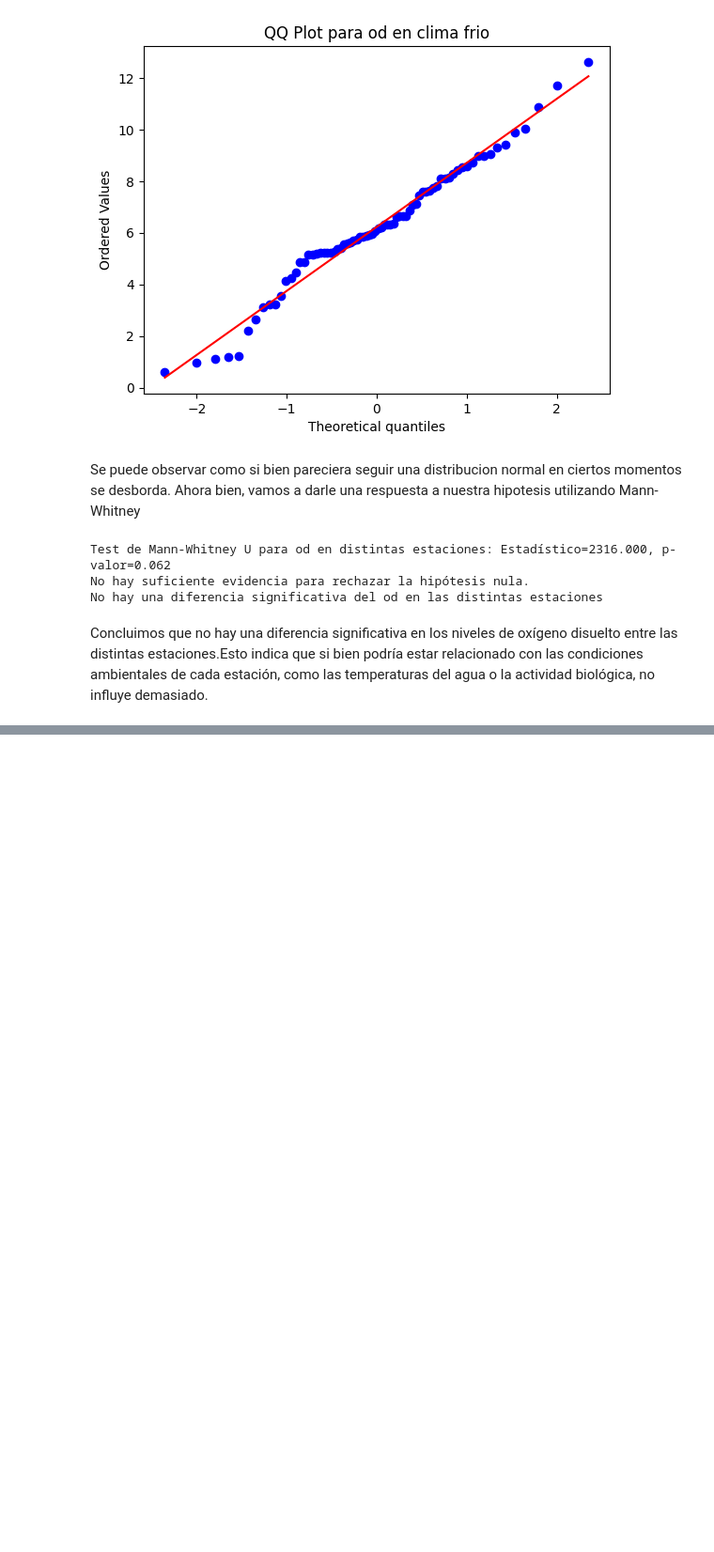
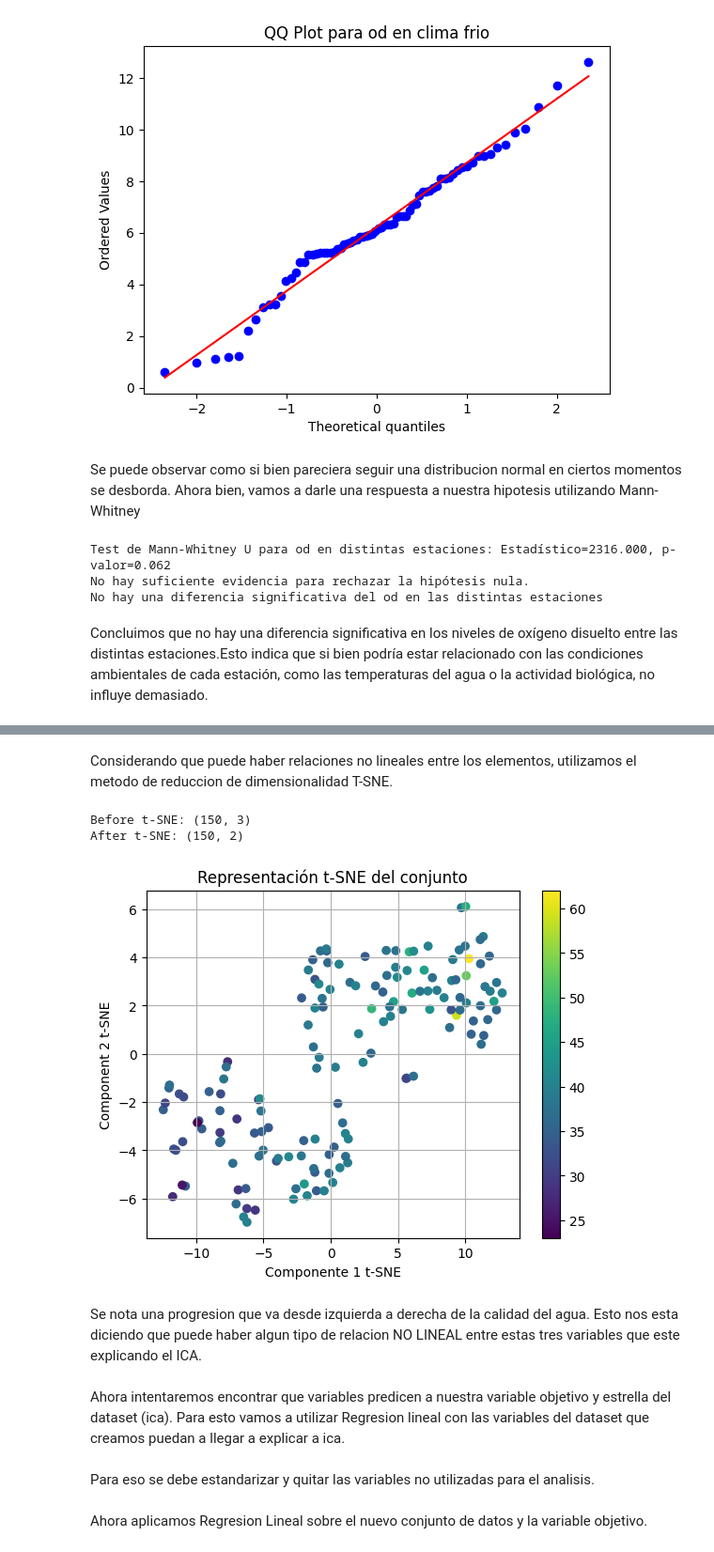
Before and after one commit to MaximoReynoso/TrabajoEspecial, a Jupyter notebook: TrabajoEspecial.ipynb, the cells around one changed output, grey strips where cells are left out. Shown at 94% size. Drawn from its saved outputs; the diff is of its cells as text; code cells hidden in the pictures; blank space fills up the shorter version.

```diff
--- a/TrabajoEspecial.ipynb
+++ b/TrabajoEspecial.ipynb
@@ -951,0 +994,10 @@ Concluimos que no hay una diferencia significativa en los niveles de oxígeno di
+# %%
+from sklearn.preprocessing import StandardScaler
+
+# Crear un objeto StandardScaler
+scaler = StandardScaler()
+scalded_data = scaler.fit_transform(var_cont_fecal)
+
+# Convertir a DataFrame
+scaled_df = pd.DataFrame(scalded_data, columns=var_cont_fecal.columns)
+print(scaled_df)
@@ -951,0 +1019,28 @@ Concluimos que no hay una diferencia significativa en los niveles de oxígeno di
+# %% [markdown]
+Considerando que puede haber relaciones no lineales entre los elementos, utilizamos el metodo de reduccion de dimensionalidad T-SNE.
+# %%
+from sklearn.manifold import TSNE
+
+X_tsne = TSNE(n_components=2, random_state=10).fit_transform(scaled_df)  # con random state
+# imprimimos los tamaños antes y después
+print('Before t-SNE: {}'.format(scaled_df.shape))
+print('After t-SNE: {}'.format(X_tsne.shape))
+
+# graficamos los datos, el color de cada punto representa la calidad del agua
+plt.scatter(X_tsne[:,0], X_tsne[:,1], c=preprocessed_dataset["ica"], cmap='viridis')
+plt.grid(True)
+plt.xlabel('Componente 1 t-SNE')
+plt.ylabel('Component 2 t-SNE')
+plt.title('Representación t-SNE del conjunto')
+plt.colorbar()
+plt.show()
+# %% [output]
+Before t-SNE: (150, 3)
+After t-SNE: (150, 2)
+[figure, added]
+# %% [markdown]
+Se nota una progresion que va desde izquierda a derecha de la calidad del agua. Esto nos esta diciendo que puede haber algun tipo de relacion NO LINEAL entre estas tres variables que este explicando el ICA.
+# %% [markdown]
+Ahora intentaremos encontrar que variables predicen a nuestra variable objetivo y estrella del dataset (ica). Para esto vamos a utilizar Regresion lineal con las variables del dataset que creamos puedan a llegar a explicar a ica.
+# %% [markdown]
+Para eso se debe estandarizar y quitar las variables no utilizadas para el analisis.
@@ -951,0 +1061,2 @@ Concluimos que no hay una diferencia significativa en los niveles de oxígeno di
+# %% [markdown]
+Ahora aplicamos Regresion Lineal sobre el nuevo conjunto de datos y la variable objetivo.
```
Also changed, not shown: parts of 20 cells of this notebook.
